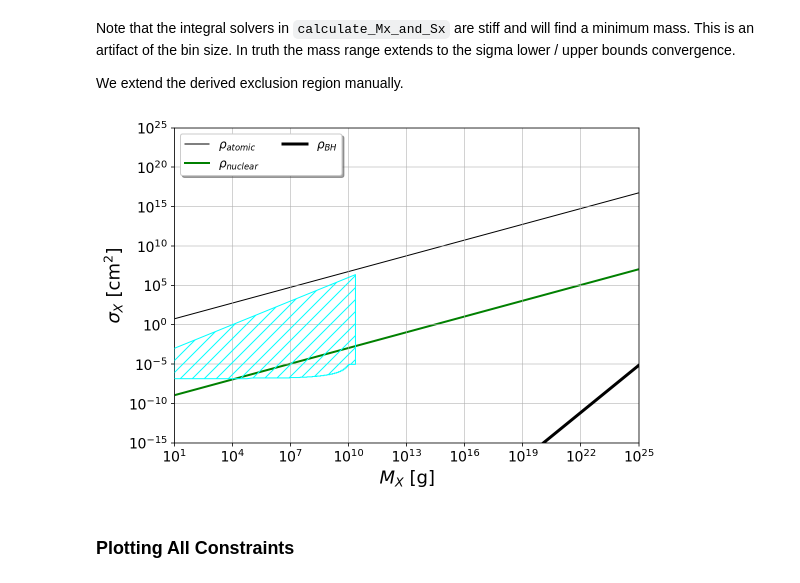
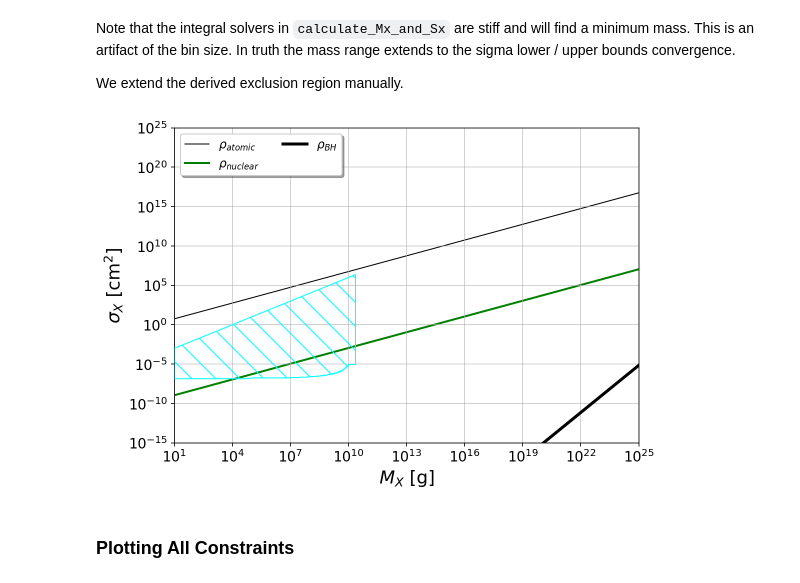
Before and after one commit to cwru-pat/macro_lightning, a Jupyter notebook: notebooks/Lightning_paper_constraints_and_projections.ipynb, the cells around one changed output. Cells and saved outputs as stored; diff of their text form; code cells hidden in the pictures.

```diff
--- a/notebooks/Lightning_paper_constraints_and_projections.ipynb
+++ b/notebooks/Lightning_paper_constraints_and_projections.ipynb
@@ -222,21 +238,21 @@ similar conditions.
 # %%
 with plot.constraints_plot(m_arr, sigmin=sigmin):
 
     plt.fill_between(
         massJ,
         sigmaJ,
         uppersigmalightningjupiter,
         where=None,
         facecolor="none",
         edgecolor="cyan",
-        hatch="//",
+        hatch="\\",
         alpha=1.0,
         zorder=4,
     )
 
 plt.show();
 # %% [output]
-[figure, old version]
+[figure, new version]
 # %% [markdown]
 ### Plotting All Constraints
 # %% [markdown]
```
Also changed, not shown: parts of 7 cells of this notebook, 10 other files.
